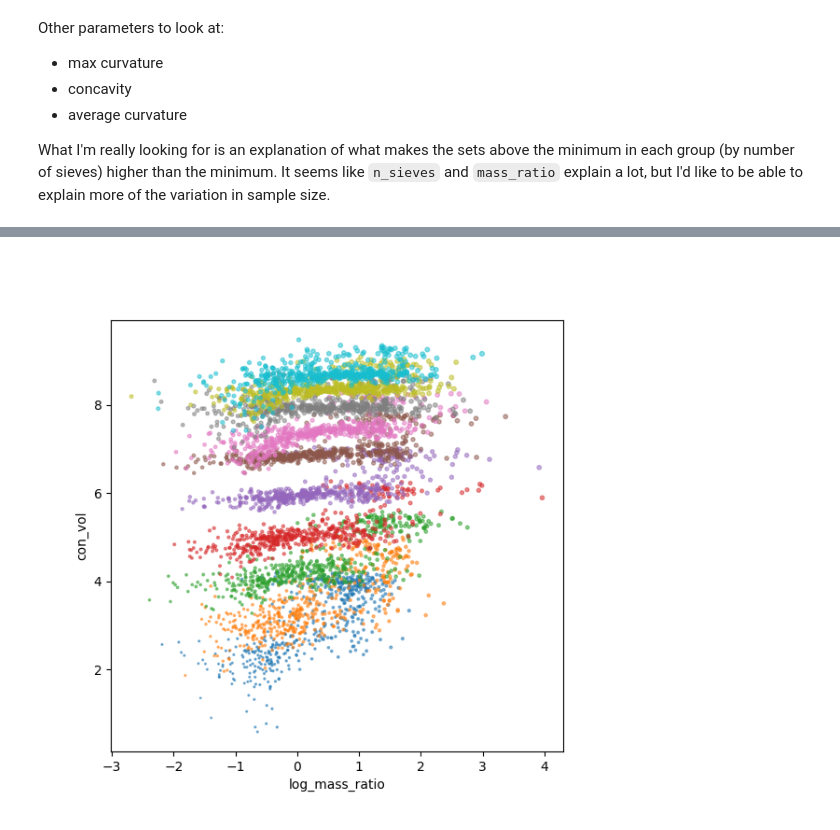
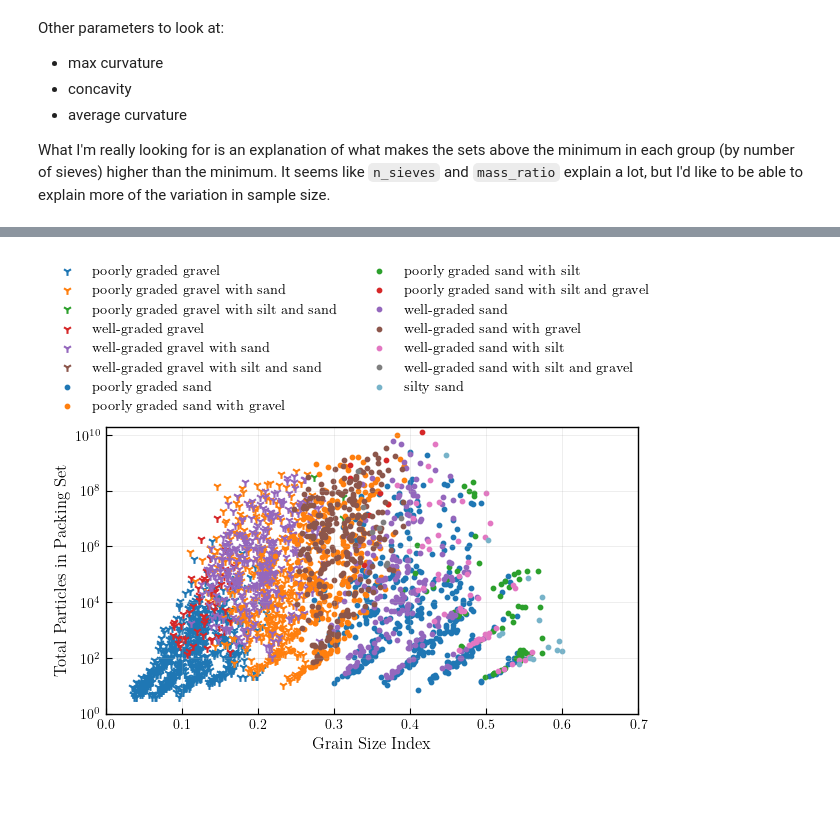
Before and after one commit to lornearnold/discrete_analytical_mech, a Jupyter notebook: mps_plots.ipynb, the cells around one changed output, grey strips where cells are left out. Saved outputs shown, nothing was run; the diff lists cells and outputs as text; code cells hidden in the pictures; blank space fills up the shorter version.

```diff
--- a/mps_plots.ipynb
+++ b/mps_plots.ipynb
@@ -37,14 +83,18 @@ n_sieves = len(x)
 # %%
 # Generate random grain size distributions on the sieve set
-def mass_dist(n_sieves, rng=None, center=0.75, exponent=2.0):
+def mass_dist(n_sieves, rng=None, exponent=4.0, extra_randomness = 0):
     if rng is None:
         rng = np.random.default_rng()
-    base_dist = rng.random(n_sieves)
-    center_idx = rng.integers(1, center * n_sieves)
+    base_dist = 1*np.ones(n_sieves)  + rng.random(n_sieves)
+    lower = 1 + n_sieves // 4
+    upper = 1 + 3 * n_sieves // 4
+    center_idx = rng.integers(lower, upper)
     distances = np.abs(np.arange(n_sieves) - center_idx) / center_idx
     scale_factor = np.exp(-exponent * distances)
-    add = rng.random(n_sieves) * 0.005
-    return base_dist * scale_factor + add
+    dist = base_dist * scale_factor
+    for i in range(extra_randomness):
+        dist *= 1 + rng.random(n_sieves)   # Add some extra randomness
+    return dist
 
 # A random generator with a fixed seed for reproducibility
 rng = np.random.default_rng(1)
@@ -56,9 +106,9 @@ set_size_list = []
 flex_list = []
 for i in range(500):
     # Create a distributed set of retained masses
-    mass = mass_dist(n_sieves, rng)
+    mass = mass_dist(n_sieves, rng, exponent=2, extra_randomness=7)
     mass[-1] = 0.0  # Ensure last mass is zero
-    g = GSD(sizes=x, masses=mass)
+    g = GSD(sizes=sieve_sizes, masses=mass)
     # Create a set size minimal packing for each GSD
     s_set_size = MinimalPackingGenerator(
         g, x_n_factor=0.01, tol=tol, flex=False, density=1.0
@@ -240,29 +325,55 @@ for i in range(1, len(x)-4):
 df = pd.DataFrame(data_rows)
 # %%
 plt.close('all')
-fig, ax = plt.subplots(figsize=(6.25, 6))
+fig, ax = plt.subplots(figsize=(6,5),layout="constrained")
 
-x_param = "log_mass_ratio"
-y_param = "con_vol"
-group_param = "n_sieves"
-for size_ratio, group in df.groupby(group_param):
-    ax.scatter(
-        group[x_param],
-        group[y_param],
-        label=f"{group_param} {size_ratio}",
-        alpha=0.5,
-        s=group["log_total_particles"],  # Scale point size by log_total_particles
-    )
+x_param = "gs_index"
+y_param = "total_particles"
+group_param = "group_name"
+# df_plot = df[df[group_param].str.contains("")]
 
-# ax.legend(title=group_param)
-b = 10
-xx = np.linspace(-2, 3, 100)
-yy = xx
-# ax.plot(xx, yy, color='k', linestyle='--')
+categories = ["graded gravel", "graded sand", "silty"]
+markers = ["1", ".", "."]
 
-ax.set_xlabel(f"{x_param}")
-ax.set_ylabel(y_param)
-# ax.set_ylim(-2,2)
+for j, cat in enumerate(categories):
+    df_plot = df[df[group_param].str.contains(cat)]
+
+
+    if cat == "silty":
+        palette = ["#77B3C9", "#F2A900"]
+    else:
+        palette = sns.color_palette()  # "Set2", len(df_plot[group_param].unique()))
+
+    for i, (label, group) in enumerate(df_plot.groupby(group_param)):
+        # if "graded gravel" in label:
+        #     marker = "|"
+        # else:
+        #     marker = "_"
+        ax.scatter(
+            group[x_param],
+            group[y_param],
+            label=f"{label}",
+            marker=markers[j],
+            color=palette[i],
+            # alpha=0.75,
+            s=40,  # Scale point size by log_total_particles
+        )
+
+
+fig.legend(
+    loc="outside upper center",
+    fontsize="small",
+    ncols=2,
+    frameon=False,
+    handlelength=2,
+)
+
+ax.set_xlabel("Grain Size Index")
+ax.set_ylabel("Total Particles in Packing Set")
+ax.set_ylim(1e0,2e10)
+ax.set_xlim(0.0, 0.7)
+# ax.set_xlim(1e-2, 1e2)
 # ax.set_xscale("log")
-# ax.set_yscale("log")
+ax.set_yscale("log")
+ax.grid(True, which='both', axis='both')
 # %% [output]
@@ -270 +380 @@ Text(0, 0.5, 'con_vol')
-[figure, old version]
+[figure, new version]
```
Also changed, not shown: parts of 14 cells of this notebook, 4 other files.
